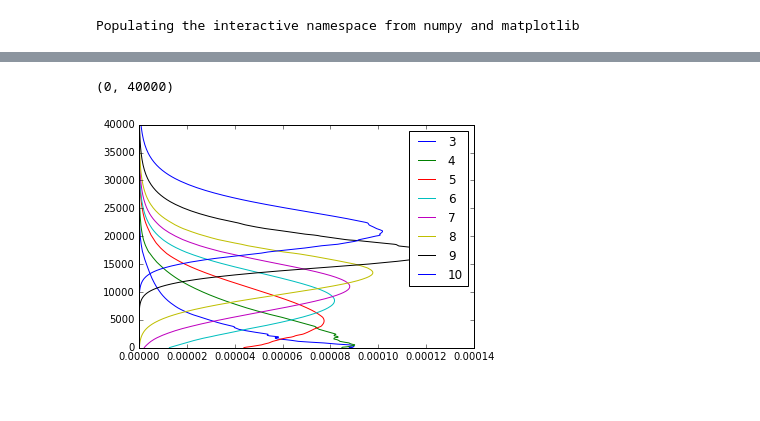
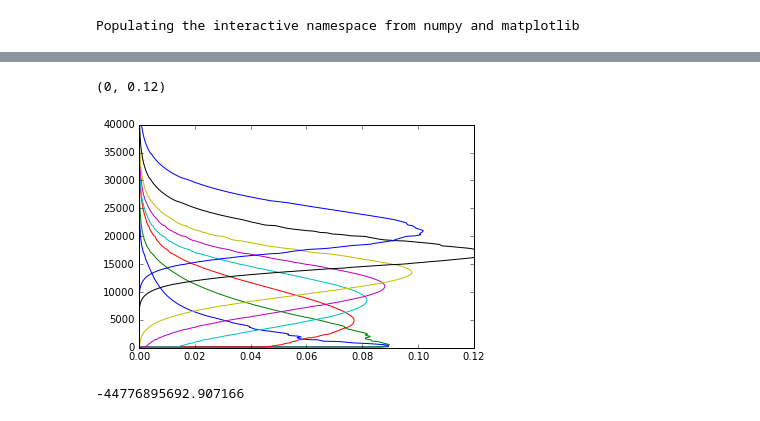
Before and after one commit to CodaP/aos_weighting_function, a Jupyter notebook: weighting function.ipynb, the cells around one changed output, grey strips where cells are left out. Saved outputs shown, nothing was run; the diff lists cells and outputs as text; code cells hidden in the pictures.

```diff
--- a/weighting function.ipynb
+++ b/weighting function.ipynb
@@ -149,2 +47,0 @@ import gasabsr98
-# %%
-f = 54.4000
@@ -162,9 +48,15 @@ layers.tau.plot()
+# %%
+atmos['Zbar'] = atmos.set_index('pbar').sort_index(ascending=False).DZ.cumsum()
 # %%
-def get_weighting_function(f):
-    truncated_layers = layers.iloc[100:].copy()
-    truncated_layers['ke_air'] = truncated_layers.apply(lambda s: gasabsr98.gasabsr98(f,C2K(s.temperature), s.rho_wv, s.pressure)[0], axis=1)
-    truncated_layers['ke_wv'] = truncated_layers.apply(lambda s: gasabsr98.gasabsr98(f,C2K(s.temperature), s.rho_wv, s.pressure)[1], axis=1)
+def get_weighting_function_upwelling(f, layers):
+    import gasabsr98
+    layers['ke_air'] = layers.apply(lambda s: gasabsr98.gasabsr98(f,s.Tbar, s.rhowv, s.pbar)[0], axis=1)
+    layers['ke_wv'] = layers.apply(lambda s: gasabsr98.gasabsr98(f,s.Tbar, s.rhowv, s.pbar)[1], axis=1)
 
-    truncated_layers['tau'] = (truncated_layers.ke_air*truncated_layers.mass + truncated_layers.ke_wv*truncated_layers.wvmass)
-    return -(-truncated_layers.set_index('z').tau.sort_index(ascending=True).cumsum()).apply(np.exp).diff().dropna()
+    layers['tau'] = (layers.ke_air*(layers.mass - layers.wvmass) + layers.ke_wv*layers.wvmass)
+    layers.ix[atmos.tau.index.max(), 'tau'] = 20
+    return (-(-layers.set_index('Zbar')
+             .tau
+             .sort_index(ascending=False)
+             .cumsum()).apply(np.exp).diff().dropna() / layers.set_index('Zbar').DZ * 1000)
 # %%
@@ -207,13 +95,19 @@ amsu_b = pd.Series(
     }
 )
 # %%
-weighting_functions_a = pd.DataFrame({ channel:get_weighting_function(amsu_a[channel]).ix[:400000.] for channel in amsu_a.index})
-weighting_functions_b = pd.DataFrame({ channel:get_weighting_function(amsu_b[channel]).ix[:400000.] for channel in amsu_b.index})
+weighting_functions_a = pd.DataFrame({ channel:get_weighting_function_upwelling(amsu_a[channel], atmos).ix[:400000.] for channel in amsu_a.index})
+weighting_functions_b = pd.DataFrame({ channel:get_weighting_function_upwelling(amsu_b[channel], atmos).ix[:400000.] for channel in amsu_b.index})
 # %%
 plot(weighting_functions_a.values, weighting_functions_a.index)
 #plot(weighting_functions_b, weighting_functions_b.index)
-legend(amsu_a.index, loc='best')
+#legend(amsu_a.index, loc='best')
 ylim([0,40000])
+xlim([0,.12])
 # %% [output]
-(0, 40000)
+(0, 0.12)
-[figure, old version]
+[figure, new version]
+# %%
+tb_surf = .5*300
+((weighting_functions_a[3]*atmos.set_index('Zbar').DZ/1000)*atmos.set_index('Zbar').Tbar).sum() + tb_surf*(1-(weighting_functions_a[3].iloc[:-1]*atmos.set_index('Zbar').DZ/1000).sum())
+# %% [output]
+-44776895692.907166
```
Also changed, not shown: parts of 26 cells of this notebook, 4 other files.
